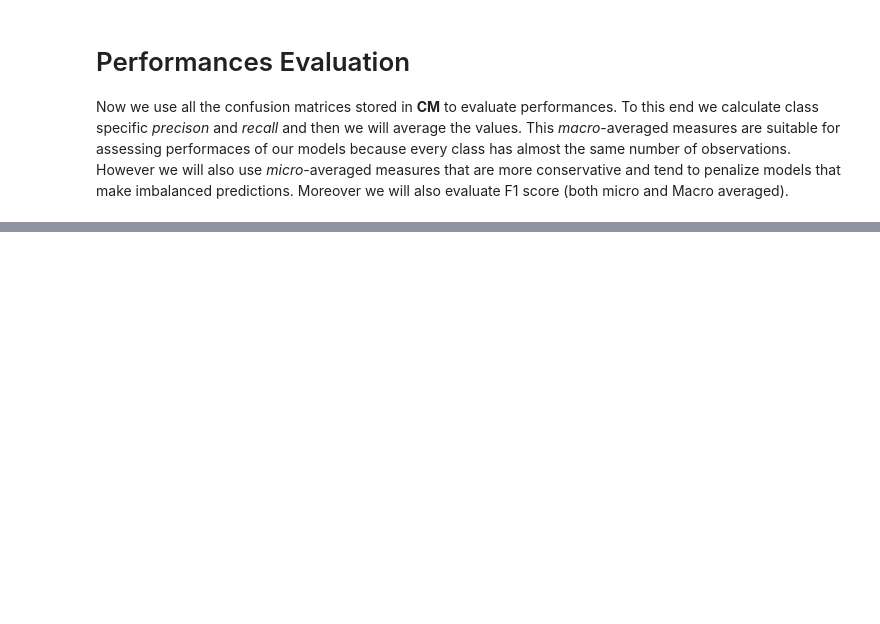
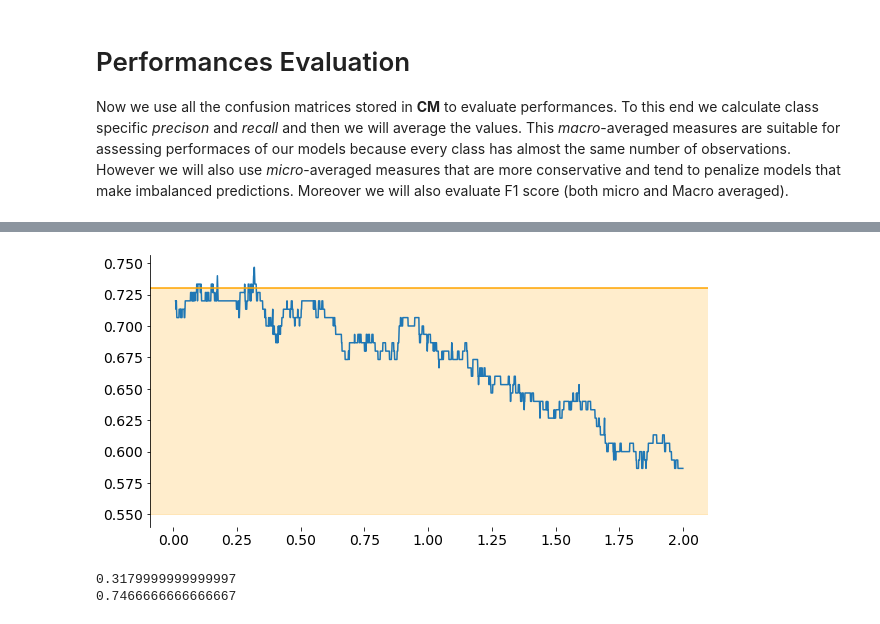
Before and after one commit to mr-96/SML-Project, a Jupyter notebook: 5 - Classification using GMM+frame selection.ipynb, the cells around one changed output, grey strips where cells are left out. Cells and saved outputs as stored; diff of their text form; code cells hidden in the pictures; blank space fills up the shorter version.

```diff
--- a/5 - Classification using GMM+frame selection.ipynb
+++ b/5 - Classification using GMM+frame selection.ipynb
@@ -274,0 +424,32 @@ plt.show()
+# %%
+micro={}
+for c in C:
+    cm=numpy.asarray(CM[c])
+    recall = (numpy.trace(cm) / numpy.sum(numpy.sum(cm, axis = 1)))
+    precision = (numpy.trace(cm) / numpy.sum(numpy.sum(cm, axis = 0)))
+    F1 = (2*precision*recall)/(precision+recall)
+    micro[c]=F1
+# %%
+plt.figure(figsize=(10, 5))
+F1=[]
+for v in micro.values():
+    F1.append(v)
+plt.plot(C, F1)
+ax = plt.subplot(111)
+ax.spines["top"].set_visible(False)
+ax.spines["right"].set_visible(False)
+ax.spines["bottom"].set_visible(False)
+plt.xticks(fontsize=14)
+plt.yticks(fontsize=14)
+plt.axhline(0.73, color="orange")
+plt.axhspan(0.55,0.73, color="orange",alpha=0.2)
+plt.show()
+# %% [output]
+[figure, added]
+# %%
+index, value = max(enumerate(F1), key=operator.itemgetter(1))
+print(C[index])
+print(value)
+# %% [output]
+0.3179999999999997
+0.7466666666666667
```
Also changed, not shown: parts of 12 cells of this notebook, 4 other files.
